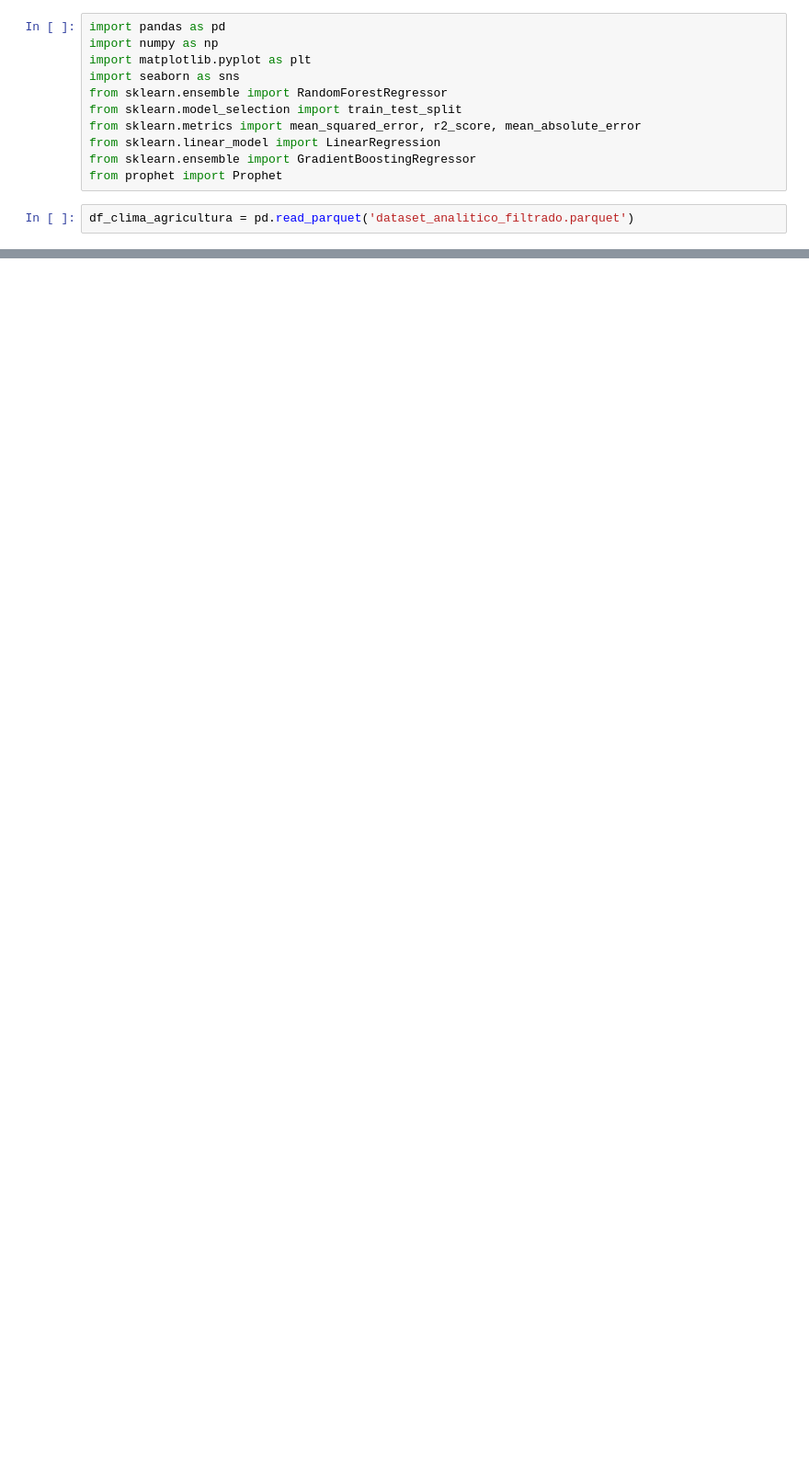
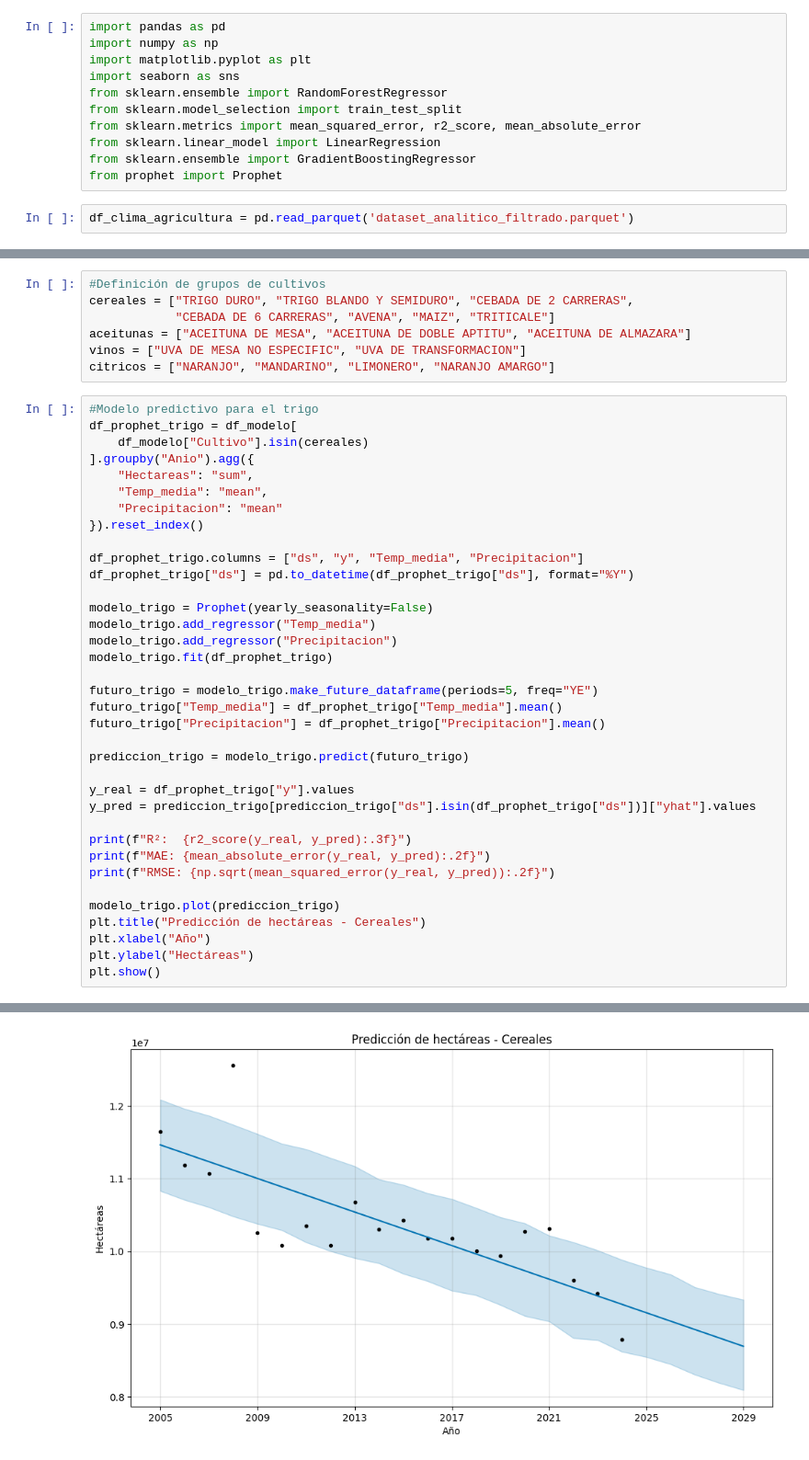
Before and after one commit to RosaSierr0609/Impacto-del-clima-en-la-agricultura-, a Jupyter notebook: 4. Machine Learning.ipynb, the cells around one changed output, grey strips where cells are left out. Shown at 92% size. Drawn from its saved outputs; the diff is of its cells as text; blank space fills up the shorter version.

```diff
--- a/4. Machine Learning.ipynb
+++ b/4. Machine Learning.ipynb
@@ -573,0 +35,44 @@ RMSE: 14483.51
+# %%
+#Definición de grupos de cultivos
+cereales = ["TRIGO DURO", "TRIGO BLANDO Y SEMIDURO", "CEBADA DE 2 CARRERAS",
+            "CEBADA DE 6 CARRERAS", "AVENA", "MAIZ", "TRITICALE"]
+aceitunas = ["ACEITUNA DE MESA", "ACEITUNA DE DOBLE APTITU", "ACEITUNA DE ALMAZARA"]
+vinos = ["UVA DE MESA NO ESPECIFIC", "UVA DE TRANSFORMACION"]
+citricos = ["NARANJO", "MANDARINO", "LIMONERO", "NARANJO AMARGO"]
+# %%
+#Modelo predictivo para el trigo
+df_prophet_trigo = df_modelo[
+    df_modelo["Cultivo"].isin(cereales)
+].groupby("Anio").agg({
+    "Hectareas": "sum",
+    "Temp_media": "mean",
+    "Precipitacion": "mean"
+}).reset_index()
+
+df_prophet_trigo.columns = ["ds", "y", "Temp_media", "Precipitacion"]
+df_prophet_trigo["ds"] = pd.to_datetime(df_prophet_trigo["ds"], format="%Y")
+
+modelo_trigo = Prophet(yearly_seasonality=False)
+modelo_trigo.add_regressor("Temp_media")
+modelo_trigo.add_regressor("Precipitacion")
+modelo_trigo.fit(df_prophet_trigo)
+
+futuro_trigo = modelo_trigo.make_future_dataframe(periods=5, freq="YE")
+futuro_trigo["Temp_media"] = df_prophet_trigo["Temp_media"].mean()
+futuro_trigo["Precipitacion"] = df_prophet_trigo["Precipitacion"].mean()
+
+prediccion_trigo = modelo_trigo.predict(futuro_trigo)
+
+y_real = df_prophet_trigo["y"].values
+y_pred = prediccion_trigo[prediccion_trigo["ds"].isin(df_prophet_trigo["ds"])]["yhat"].values
+
+print(f"R²:  {r2_score(y_real, y_pred):.3f}")
+print(f"MAE: {mean_absolute_error(y_real, y_pred):.2f}")
+print(f"RMSE: {np.sqrt(mean_squared_error(y_real, y_pred)):.2f}")
+
+modelo_trigo.plot(prediccion_trigo)
+plt.title("Predicción de hectáreas - Cereales")
+plt.xlabel("Año")
+plt.ylabel("Hectáreas")
+plt.show()
+# %% [output]
@@ -573,0 +84 @@ RMSE: 14483.51
+[figure, added]
```
Also changed, not shown: parts of 41 cells of this notebook.
